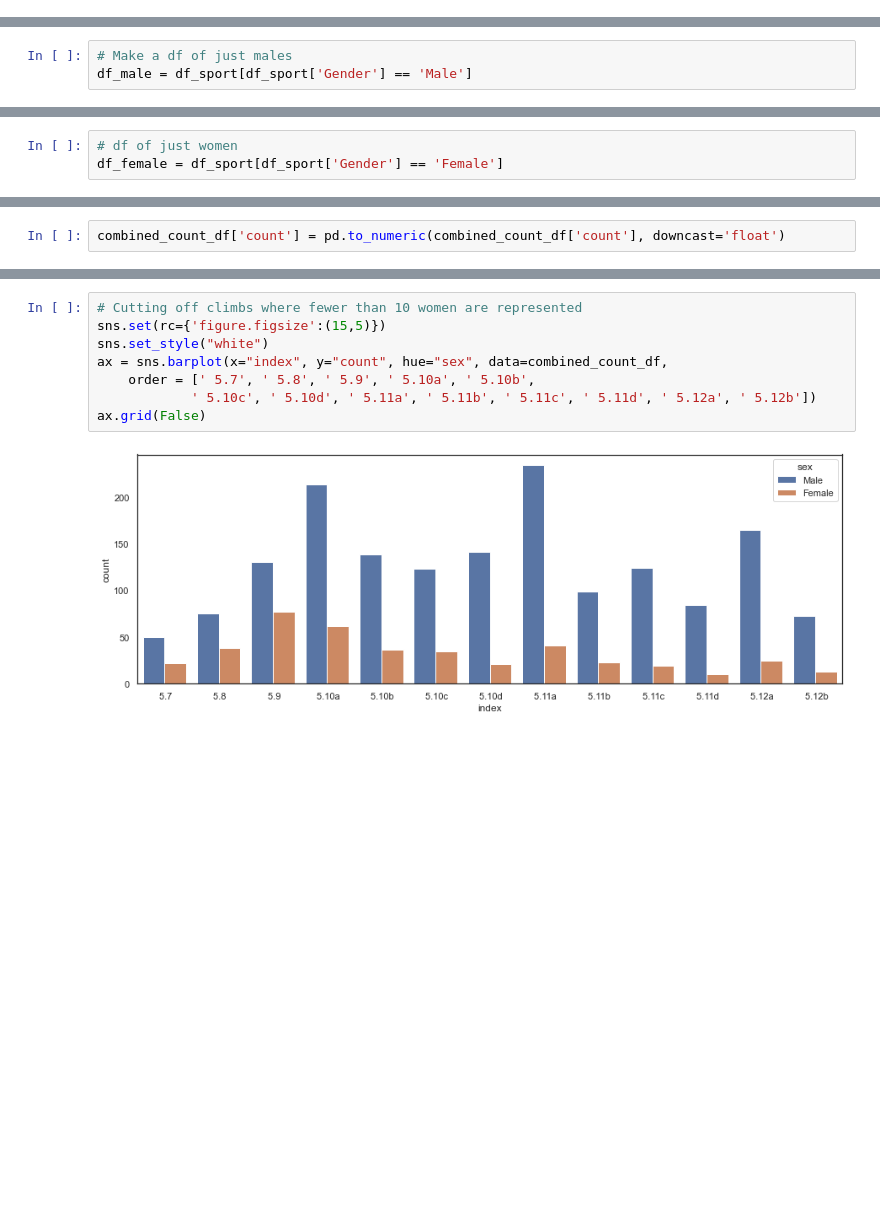
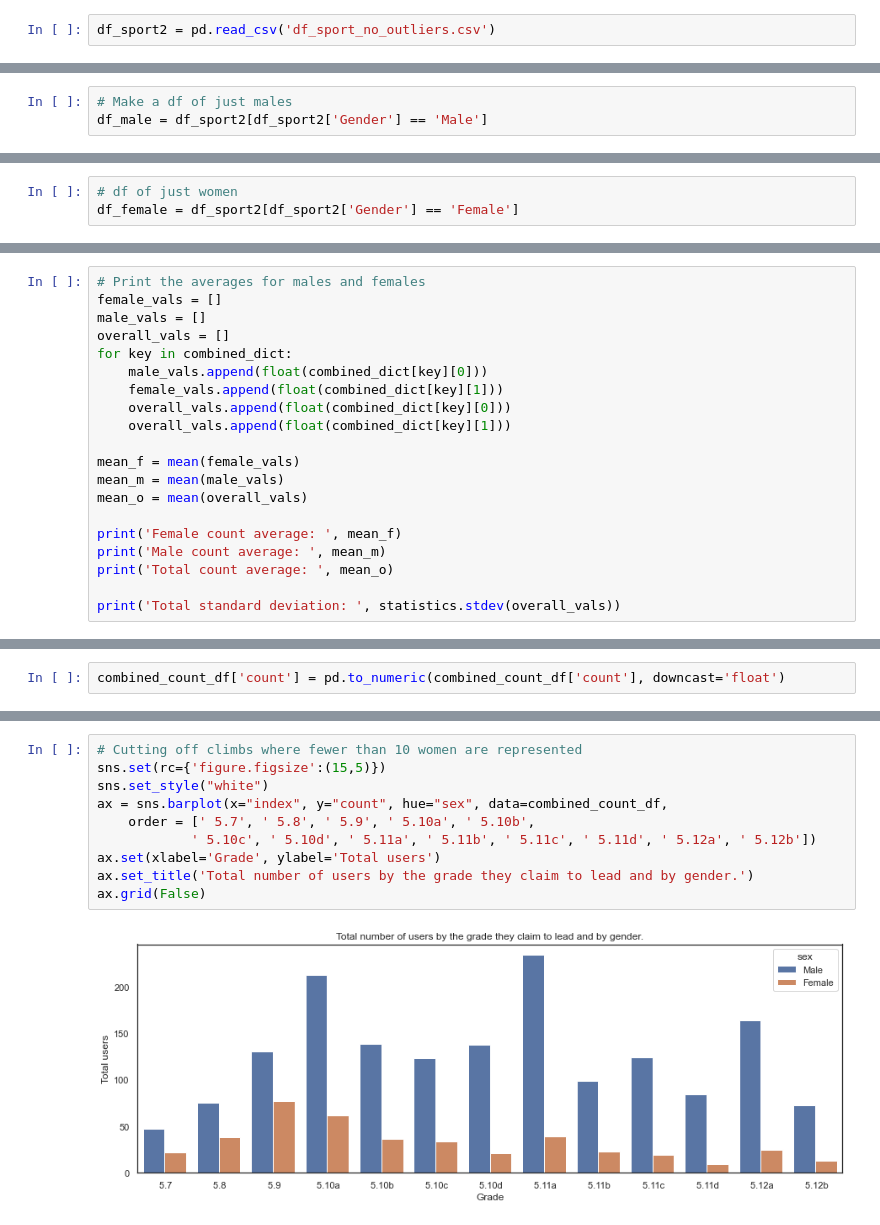
Before and after one commit to kaitlyn-k-zeichick/Project5, a Jupyter notebook: Defining What Grade You Climb.ipynb, the cells around one changed output, grey strips where cells are left out. Drawn from its saved outputs; the diff is of its cells as text; blank space fills up the shorter version.

```diff
--- a/Defining What Grade You Climb.ipynb
+++ b/Defining What Grade You Climb.ipynb
@@ -224 +363,3 @@ array([14. , 20. , 24. ,  9. , 11. , 18. ,  0.4, 16. ,  0.2, 10. , 13. ,
+# %%
+df_sport2 = pd.read_csv('df_sport_no_outliers.csv')
 # %% [markdown]
@@ -226,6 +369,6 @@ array([14. , 20. , 24. ,  9. , 11. , 18. ,  0.4, 16. ,  0.2, 10. , 13. ,
 # %%
 # Make a df of just males
-df_male = df_sport[df_sport['Gender'] == 'Male']
+df_male = df_sport2[df_sport2['Gender'] == 'Male']
 # %%
 # Make a df of just male users with their lead ticks
 df_male_lead = df_male[df_male['Style'] == 'Lead']
@@ -313,6 +462,6 @@ men_lead_dict = lead_dict
 # %%
 # df of just women
-df_female = df_sport[df_sport['Gender'] == 'Female']
+df_female = df_sport2[df_sport2['Gender'] == 'Female']
 # %%
 # df of women lead ticks
 df_female_lead = df_female[df_female['Style'] == 'Lead']
@@ -506,0 +660,20 @@ combined_dict
+# %%
+# Print the averages for males and females
+female_vals = []
+male_vals = []
+overall_vals = []
+for key in combined_dict:
+    male_vals.append(float(combined_dict[key][0]))
+    female_vals.append(float(combined_dict[key][1]))
+    overall_vals.append(float(combined_dict[key][0]))
+    overall_vals.append(float(combined_dict[key][1]))
+
+mean_f = mean(female_vals)
+mean_m = mean(male_vals)
+mean_o = mean(overall_vals)
+
+print('Female count average: ', mean_f)
+print('Male count average: ', mean_m)
+print('Total count average: ', mean_o)
+
+print('Total standard deviation: ', statistics.stdev(overall_vals))
@@ -721,10 +901,12 @@ ax.grid(False)
 # %%
 # Cutting off climbs where fewer than 10 women are represented
 sns.set(rc={'figure.figsize':(15,5)})
 sns.set_style("white")
 ax = sns.barplot(x="index", y="count", hue="sex", data=combined_count_df,
     order = [' 5.7', ' 5.8', ' 5.9', ' 5.10a', ' 5.10b',
             ' 5.10c', ' 5.10d', ' 5.11a', ' 5.11b', ' 5.11c', ' 5.11d', ' 5.12a', ' 5.12b'])
+ax.set(xlabel='Grade', ylabel='Total users')
+ax.set_title('Total number of users by the grade they claim to lead and by gender.')
 ax.grid(False)
 # %% [output]
-[figure, old version]
+[figure, new version]
```
Also changed, not shown: parts of 184 cells of this notebook, 2 other files.
